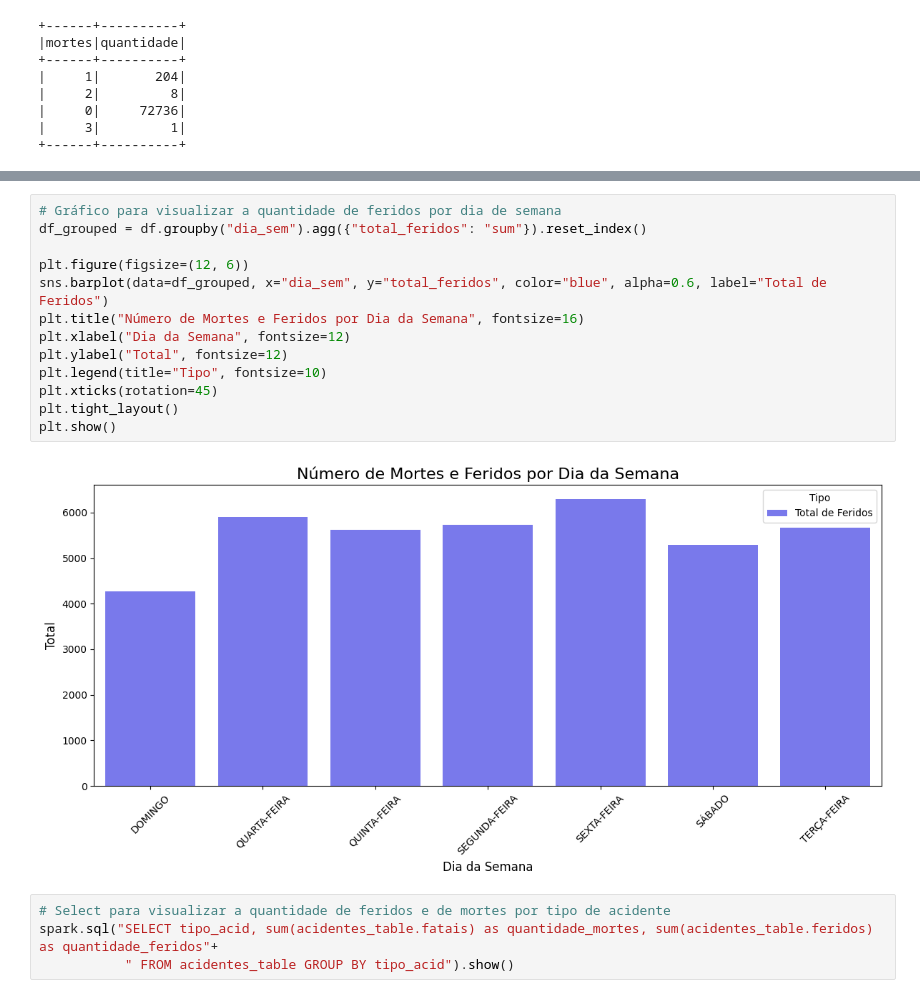
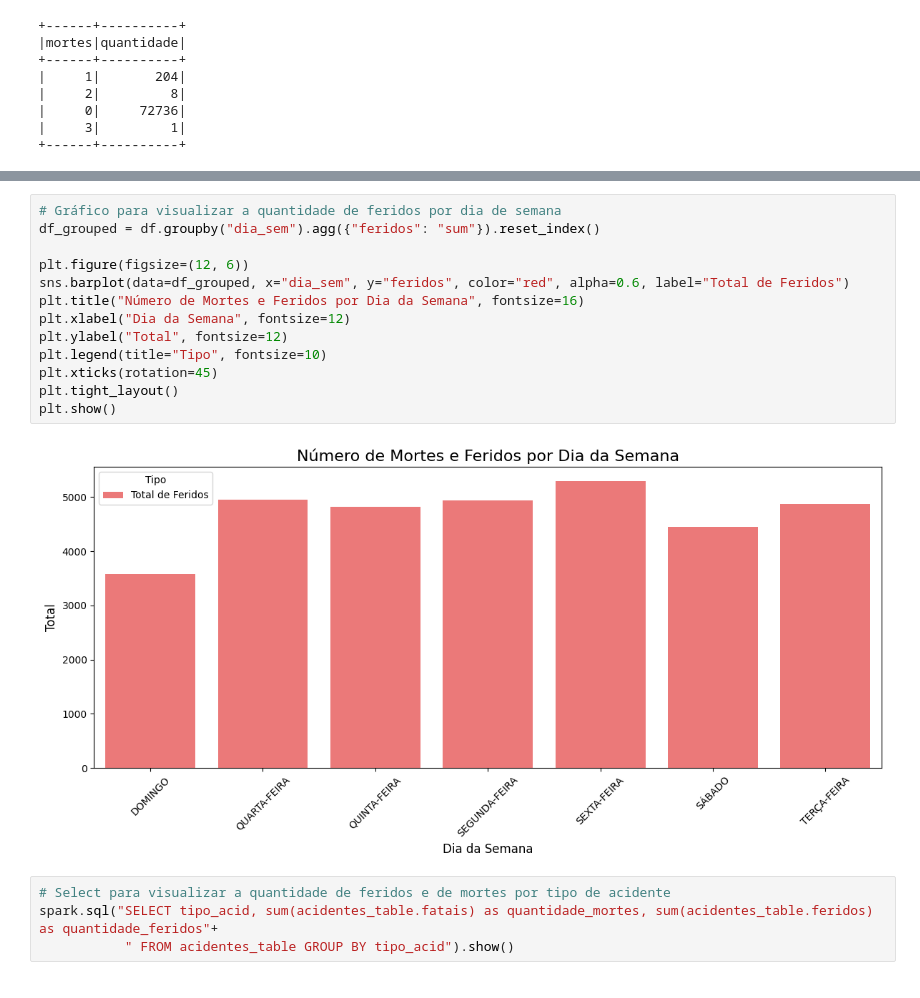
Before and after one commit to IgorCassolli/trabalho-pyspark, a Jupyter notebook: app.ipynb, the cells around one changed output, grey strips where cells are left out. Cells and saved outputs as stored; diff of their text form.

```diff
--- a/app.ipynb
+++ b/app.ipynb
@@ -170,18 +167,18 @@ spark.sql("SELECT fatais, count(acidentes_table.idacidente) as quantidade FROM a
 # %%
 # Gráfico para visualizar a quantidade de feridos por dia de semana
-df_grouped = df.groupby("dia_sem").agg({"total_feridos": "sum"}).reset_index()
+df_grouped = df.groupby("dia_sem").agg({"feridos": "sum"}).reset_index()
 
 plt.figure(figsize=(12, 6))
-sns.barplot(data=df_grouped, x="dia_sem", y="total_feridos", color="blue", alpha=0.6, label="Total de Feridos")
+sns.barplot(data=df_grouped, x="dia_sem", y="feridos", color="red", alpha=0.6, label="Total de Feridos")
 plt.title("Número de Mortes e Feridos por Dia da Semana", fontsize=16)
 plt.xlabel("Dia da Semana", fontsize=12)
 plt.ylabel("Total", fontsize=12)
 plt.legend(title="Tipo", fontsize=10)
 plt.xticks(rotation=45)
 plt.tight_layout()
 plt.show()
 # %% [output]
-[figure, old version]
+[figure, new version]
 # %%
 # Select para visualizar a quantidade de feridos e de mortes por tipo de acidente
 spark.sql("SELECT tipo_acid, sum(acidentes_table.fatais) as quantidade_mortes, sum(acidentes_table.feridos) as quantidade_feridos"+
```
Also changed, not shown: parts of 20 cells of this notebook, 2 other files.
